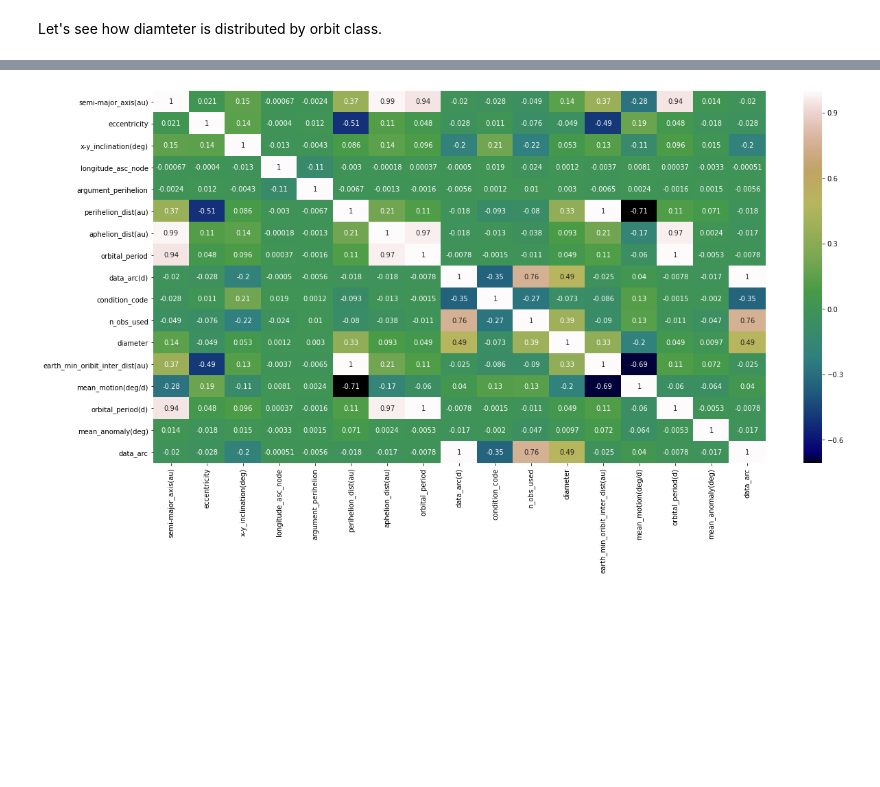
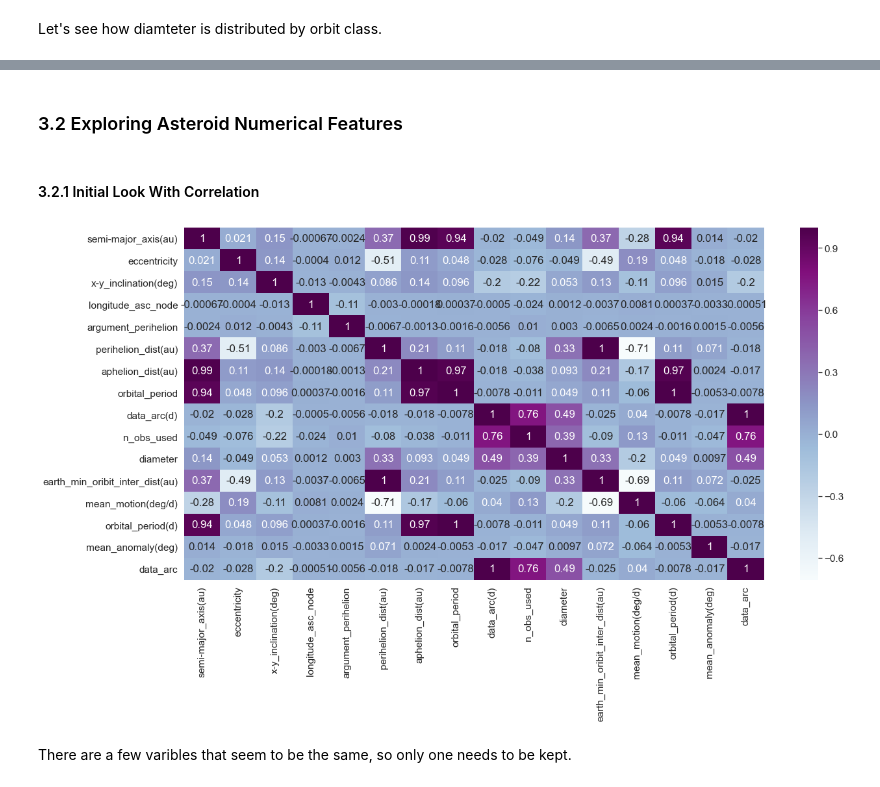
Before and after one commit to emilybocim/springboard, a Jupyter notebook: Capstone Two/Asteroids_EDA.ipynb, the cells around one changed output, grey strips where cells are left out. Drawn from its saved outputs; the diff is of its cells as text; code cells hidden in the pictures; blank space fills up the shorter version.

```diff
--- a/Capstone Two/Asteroids_EDA.ipynb
+++ b/Capstone Two/Asteroids_EDA.ipynb
@@ -74,3 +74,8 @@ df.drop(drop_list, axis=1, inplace=True)
 #### 3.1.4 Oribit Class
 # %% [markdown]
 Let's see how diamteter is distributed by orbit class.
+# %%
+#While experimenting with different plots, there were issues with 'class' having the type 'object'.
+#Changed the type to category to avoid this.
+df['class'] = df['class'].astype('category')
+df['class'].dtypes
@@ -88,0 +144,2 @@ sns.pairplot(df)
+# %%
+df['condition_code'] = df['condition_code'].astype('category')
@@ -89,5 +167,11 @@ sns.pairplot(df)
+# %% [markdown]
+### 3.2 Exploring Asteroid Numerical Features
+# %% [markdown]
+#### 3.2.1 Initial Look With Correlation
 # %%
 plt.figure(figsize=(20,10))
-sns.heatmap(df.corr(),annot=True, cmap='gist_earth');
+sns.heatmap(df.corr(),annot=True, cmap='BuPu');
 # %% [output]
-[figure, old version]
+[figure, new version]
+# %% [markdown]
+There are a few varibles that seem to be the same, so only one needs to be kept.
```
Also changed, not shown: parts of 53 cells of this notebook.
